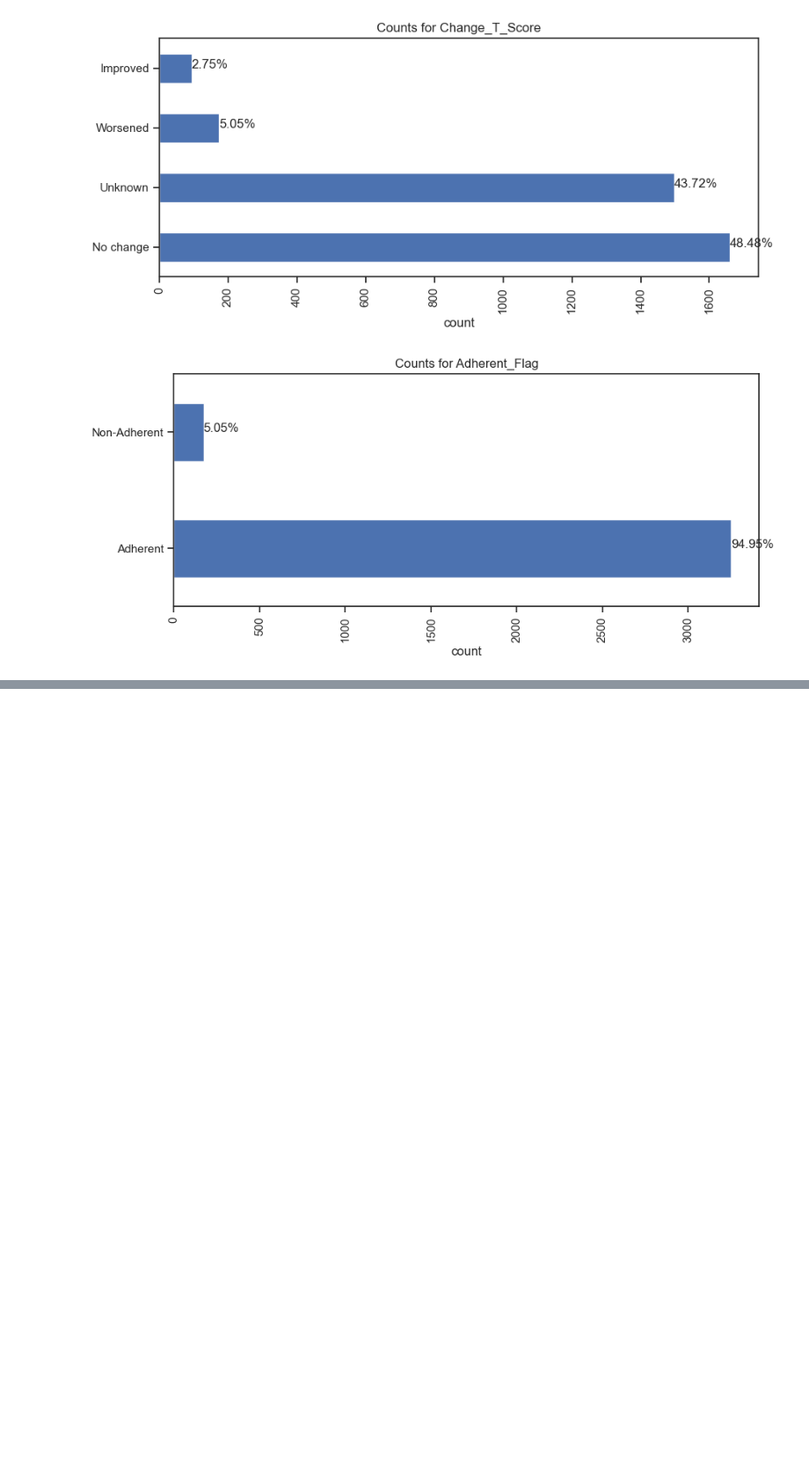
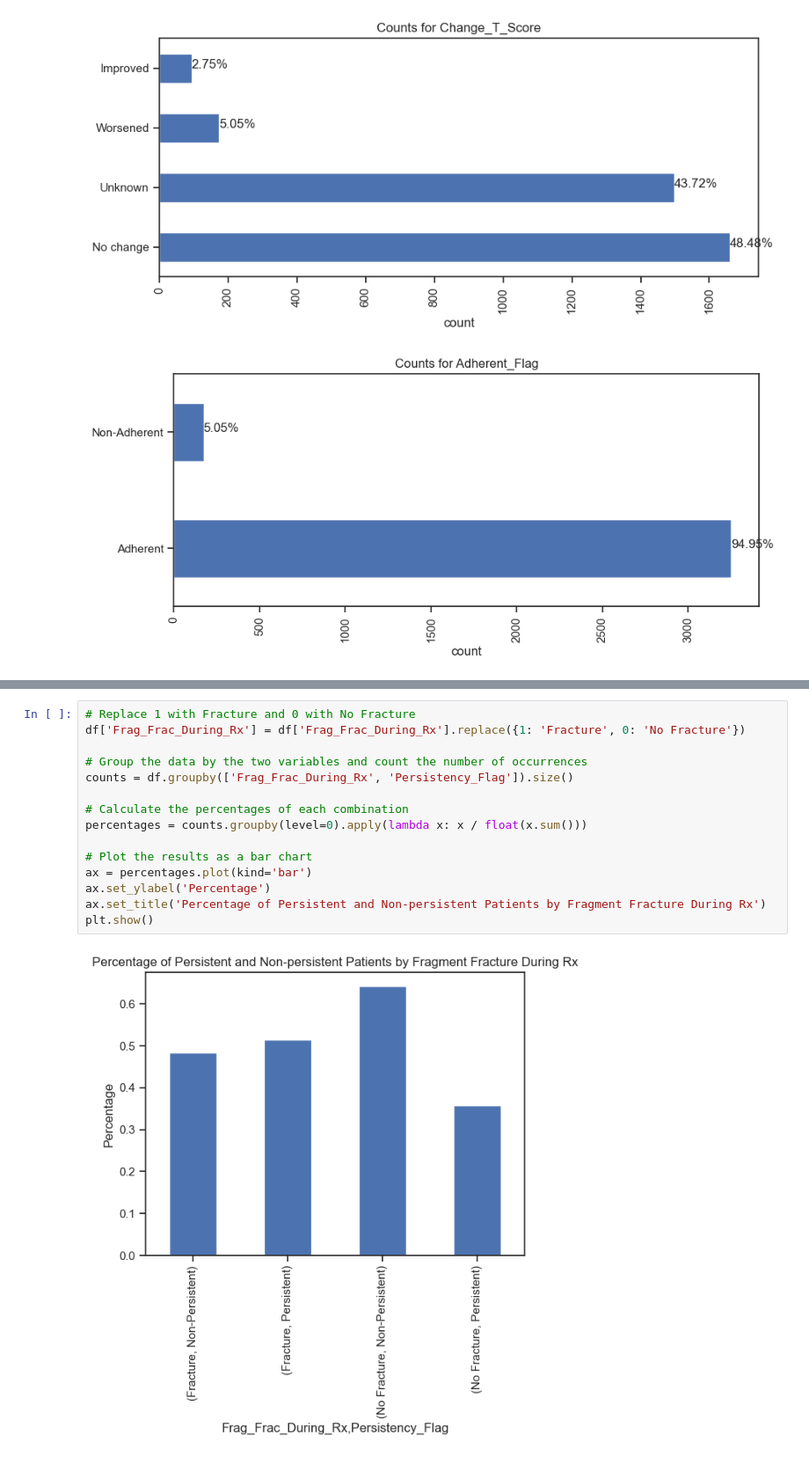
Before and after one commit to julia-donato/DG-Final-Project, a Jupyter notebook: Week 10: EDA/EDA.ipynb, the cells around one changed output, grey strips where cells are left out. Shown at 88% size. Saved outputs shown, nothing was run; the diff lists cells and outputs as text; blank space fills up the shorter version.

```diff
--- a/Week 10: EDA/EDA.ipynb
+++ b/Week 10: EDA/EDA.ipynb
@@ -287,0 +326,17 @@ plot_objcols(obj_cols, df)
+# %%
+# Replace 1 with Fracture and 0 with No Fracture
+df['Frag_Frac_During_Rx'] = df['Frag_Frac_During_Rx'].replace({1: 'Fracture', 0: 'No Fracture'})
+
+# Group the data by the two variables and count the number of occurrences
+counts = df.groupby(['Frag_Frac_During_Rx', 'Persistency_Flag']).size()
+
+# Calculate the percentages of each combination
+percentages = counts.groupby(level=0).apply(lambda x: x / float(x.sum()))
+
+# Plot the results as a bar chart
+ax = percentages.plot(kind='bar')
+ax.set_ylabel('Percentage')
+ax.set_title('Percentage of Persistent and Non-persistent Patients by Fragment Fracture During Rx')
+plt.show()
+# %% [output]
+[figure, added]
```
Also changed, not shown: parts of 6 cells of this notebook.
